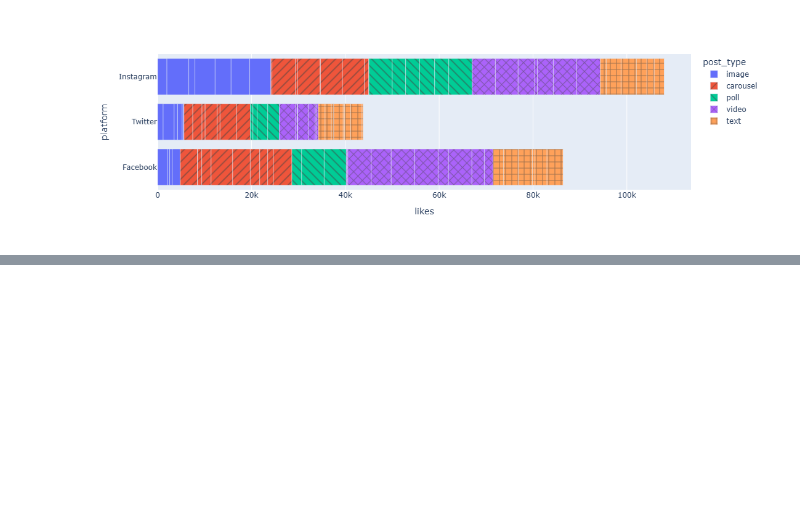
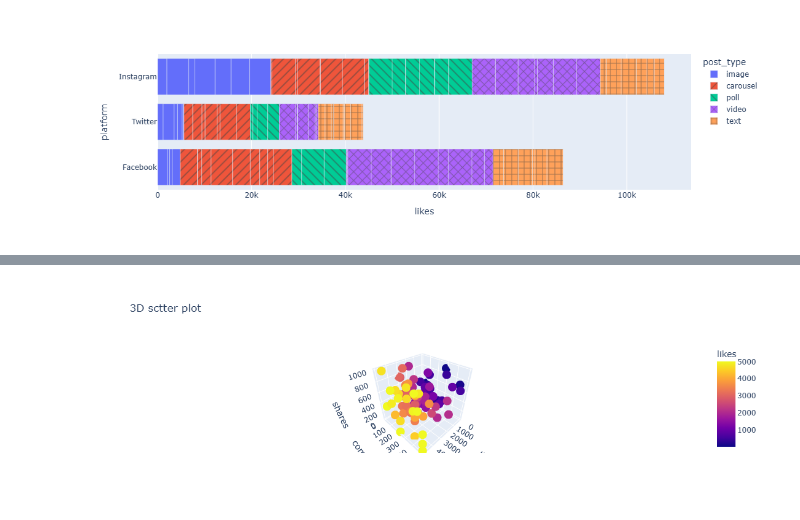
Before and after one commit to meet-senjaliya/Pythone_Jp, a Jupyter notebook: Sem_4/Ch_2.ipynb, the cells around one changed output, grey strips where cells are left out. Drawn from its saved outputs; the diff is of its cells as text; code cells hidden in the pictures; blank space fills up the shorter version.

```diff
--- a/Sem_4/Ch_2.ipynb
+++ b/Sem_4/Ch_2.ipynb
@@ -431,0 +446,11 @@ fig.show()
+# %%
+fig = px.scatter_3d(sm,
+                    x = 'likes',
+                    y = 'comments',
+                    z = 'shares',
+                    color  = 'likes',
+                    title = '3D sctter plot'
+                )
+fig.show()
+# %% [output]
+[figure, added]
```
Also changed, not shown: parts of 13 cells of this notebook, 4 other files.
